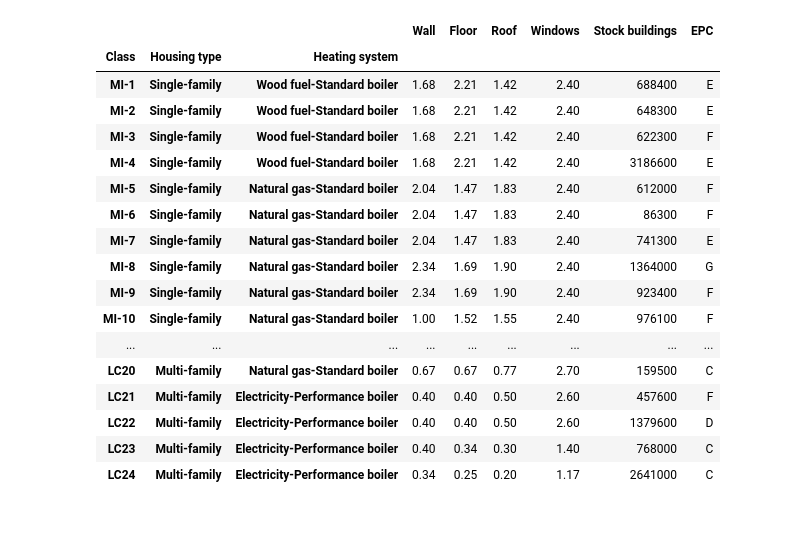
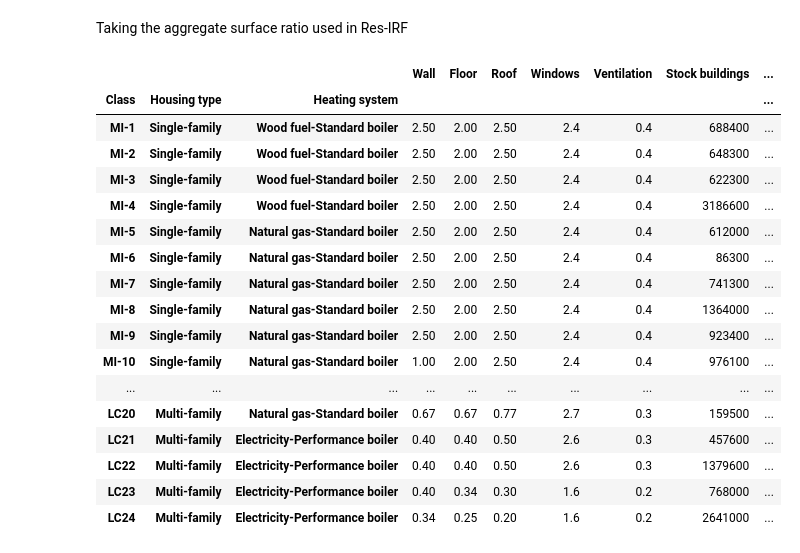
Before and after one commit to CIRED/Res-IRF4, a Jupyter notebook: project/analysis/new_consumption_function_SK.ipynb, the cells around one changed output. Saved outputs shown, nothing was run; the diff lists cells and outputs as text; code cells hidden in the pictures; blank space fills up the shorter version.

```diff
--- a/project/analysis/new_consumption_function_SK.ipynb
+++ b/project/analysis/new_consumption_function_SK.ipynb
@@ -125 +202,26 @@ epc, _ = conventional_energy_3uses(buildings['Wall'], buildings['Floor'], buildi
+# %% [markdown]
+Taking the aggregate surface ratio used in Res-IRF
+# %%
+epc, energy_primary = conventional_energy_3uses(buildings['Wall'], buildings['Floor'], buildings['Roof'], buildings['Windows'], agg_ratio_surface, buildings['Efficiency'], buildings.index, air_rate=buildings['Ventilation'])
+energy_epc_surface = pd.concat((buildings, epc.rename('calculated_epc'), energy_primary.rename('energy_primary')), axis=1)
+energy_epc_surface
+# %% [output]
+|  |  |  | Wall | Floor | Roof | Windows | Ventilation | Stock buildings | ... |
+| Class | Housing type | Heating system |  |  |  |  |  |  | ... |
+| MI-1 | Single-family | Wood fuel-Standard boiler | 2.50 | 2.00 | 2.50 | 2.4 | 0.4 | 688400 | ... |
+| MI-2 | Single-family | Wood fuel-Standard boiler | 2.50 | 2.00 | 2.50 | 2.4 | 0.4 | 648300 | ... |
+| MI-3 | Single-family | Wood fuel-Standard boiler | 2.50 | 2.00 | 2.50 | 2.4 | 0.4 | 622300 | ... |
+| MI-4 | Single-family | Wood fuel-Standard boiler | 2.50 | 2.00 | 2.50 | 2.4 | 0.4 | 3186600 | ... |
+| MI-5 | Single-family | Natural gas-Standard boiler | 2.50 | 2.00 | 2.50 | 2.4 | 0.4 | 612000 | ... |
+| MI-6 | Single-family | Natural gas-Standard boiler | 2.50 | 2.00 | 2.50 | 2.4 | 0.4 | 86300 | ... |
+| MI-7 | Single-family | Natural gas-Standard boiler | 2.50 | 2.00 | 2.50 | 2.4 | 0.4 | 741300 | ... |
+| MI-8 | Single-family | Natural gas-Standard boiler | 2.50 | 2.00 | 2.50 | 2.4 | 0.4 | 1364000 | ... |
+| MI-9 | Single-family | Natural gas-Standard boiler | 2.50 | 2.00 | 2.50 | 2.4 | 0.4 | 923400 | ... |
+| MI-10 | Single-family | Natural gas-Standard boiler | 1.00 | 2.00 | 2.50 | 2.4 | 0.4 | 976100 | ... |
+| ... | ... | ... | ... | ... | ... | ... | ... | ... | ... |
+| LC20 | Multi-family | Natural gas-Standard boiler | 0.67 | 0.67 | 0.77 | 2.7 | 0.3 | 159500 | ... |
+| LC21 | Multi-family | Electricity-Performance boiler | 0.40 | 0.40 | 0.50 | 2.6 | 0.3 | 457600 | ... |
+| LC22 | Multi-family | Electricity-Performance boiler | 0.40 | 0.40 | 0.50 | 2.6 | 0.3 | 1379600 | ... |
+| LC23 | Multi-family | Electricity-Performance boiler | 0.40 | 0.34 | 0.30 | 1.6 | 0.2 | 768000 | ... |
+| LC24 | Multi-family | Electricity-Performance boiler | 0.34 | 0.25 | 0.20 | 1.6 | 0.2 | 2641000 | ... |
 # %%
@@ -127,23 +229,2 @@ buildings = pd.concat((buildings.loc[:, 'Wall':'Stock buildings'], epc.rename('E
-# %%
-buildings
-# %% [output]
-|  |  |  | Wall | Floor | Roof | Windows | Stock buildings | EPC |
-| Class | Housing type | Heating system |  |  |  |  |  |  |
-| MI-1 | Single-family | Wood fuel-Standard boiler | 1.68 | 2.21 | 1.42 | 2.40 | 688400 | E |
-| MI-2 | Single-family | Wood fuel-Standard boiler | 1.68 | 2.21 | 1.42 | 2.40 | 648300 | E |
-| MI-3 | Single-family | Wood fuel-Standard boiler | 1.68 | 2.21 | 1.42 | 2.40 | 622300 | F |
-| MI-4 | Single-family | Wood fuel-Standard boiler | 1.68 | 2.21 | 1.42 | 2.40 | 3186600 | E |
-| MI-5 | Single-family | Natural gas-Standard boiler | 2.04 | 1.47 | 1.83 | 2.40 | 612000 | F |
-| MI-6 | Single-family | Natural gas-Standard boiler | 2.04 | 1.47 | 1.83 | 2.40 | 86300 | F |
-| MI-7 | Single-family | Natural gas-Standard boiler | 2.04 | 1.47 | 1.83 | 2.40 | 741300 | E |
-| MI-8 | Single-family | Natural gas-Standard boiler | 2.34 | 1.69 | 1.90 | 2.40 | 1364000 | G |
-| MI-9 | Single-family | Natural gas-Standard boiler | 2.34 | 1.69 | 1.90 | 2.40 | 923400 | F |
-| MI-10 | Single-family | Natural gas-Standard boiler | 1.00 | 1.52 | 1.55 | 2.40 | 976100 | F |
-| ... | ... | ... | ... | ... | ... | ... | ... | ... |
-| LC20 | Multi-family | Natural gas-Standard boiler | 0.67 | 0.67 | 0.77 | 2.70 | 159500 | C |
-| LC21 | Multi-family | Electricity-Performance boiler | 0.40 | 0.40 | 0.50 | 2.60 | 457600 | F |
-| LC22 | Multi-family | Electricity-Performance boiler | 0.40 | 0.40 | 0.50 | 2.60 | 1379600 | D |
-| LC23 | Multi-family | Electricity-Performance boiler | 0.40 | 0.34 | 0.30 | 1.40 | 768000 | C |
-| LC24 | Multi-family | Electricity-Performance boiler | 0.34 | 0.25 | 0.20 | 1.17 | 2641000 | C |
 # %%
 path_output = os.path.join(os.getcwd(), 'preprocessing/building_stock/output')
```
Also changed, not shown: parts of 17 cells of this notebook, 2 other files.
